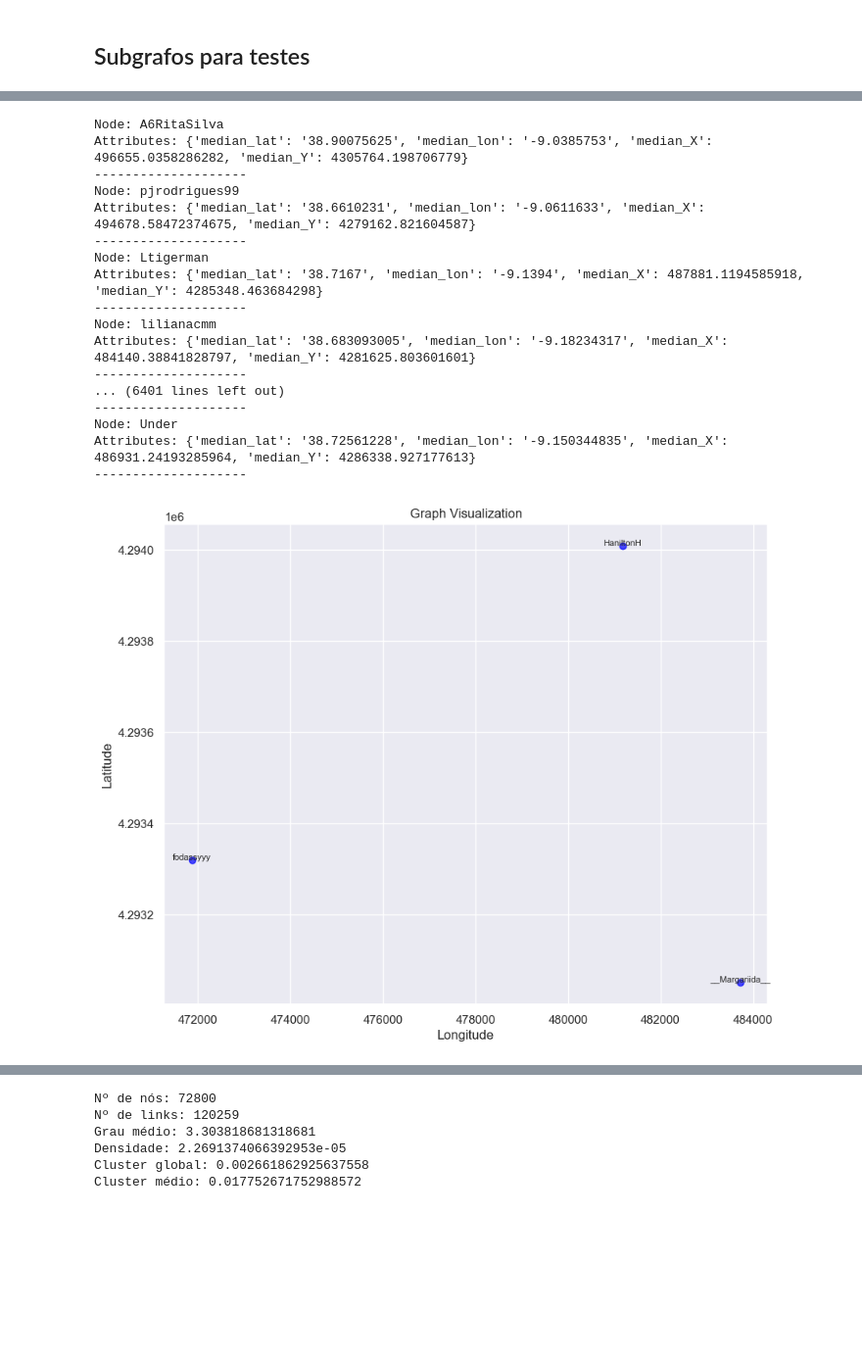
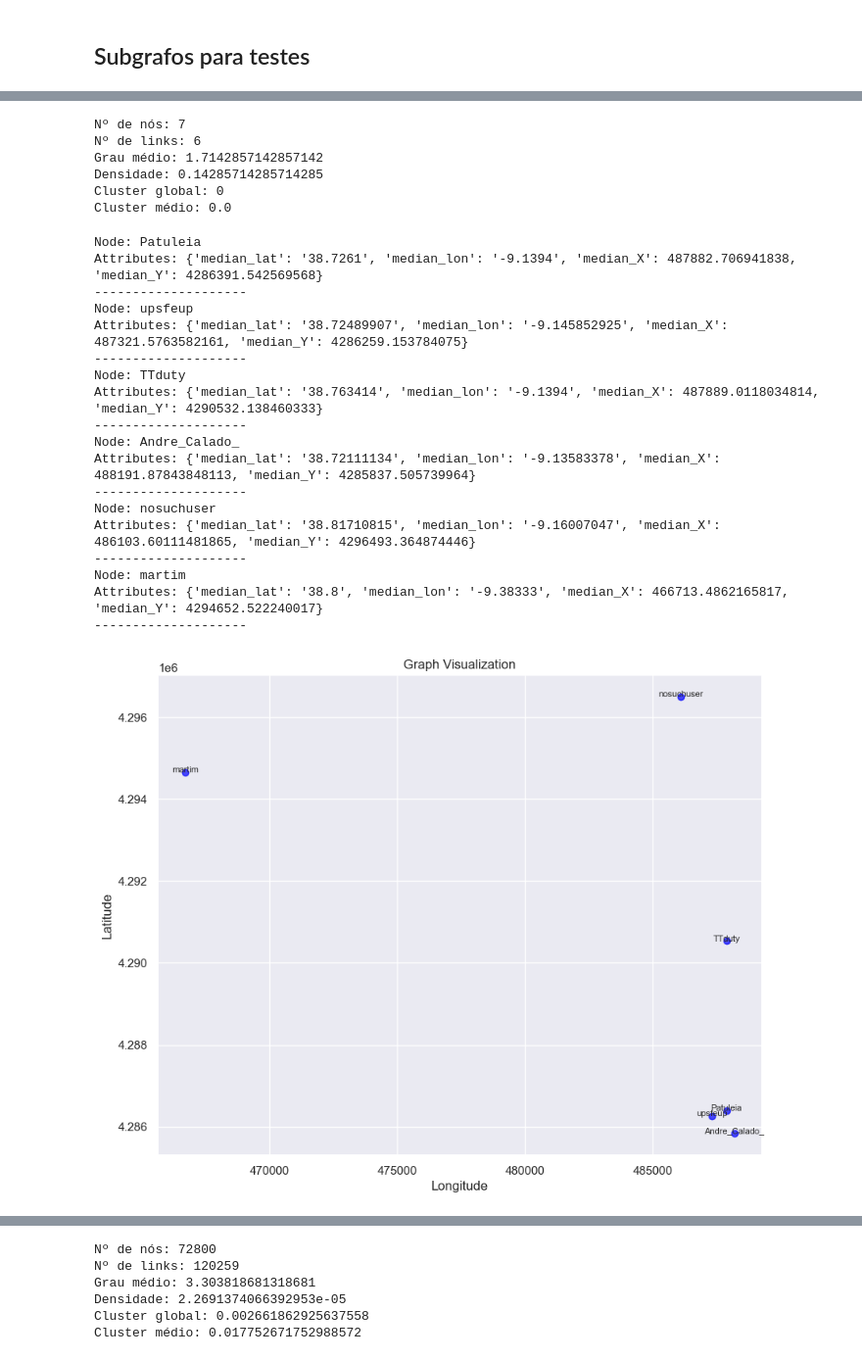
Before and after one commit to lealeric/Codigo_TCC, a Jupyter notebook: TCC_ERIC.ipynb, the cells around one changed output, grey strips where cells are left out. Shown: that part at 98% size. Cells and saved outputs as stored; diff of their text form; code cells hidden in the pictures; blank space fills up the shorter version.

```diff
--- a/TCC_ERIC.ipynb
+++ b/TCC_ERIC.ipynb
@@ -1168,5 +1146,0 @@ for node in grafo2.nodes():
-# %%
-for node in grafo2.nodes():
-    print(f"Node: {node}")
-    print(f"Attributes: {grafo2.nodes[node]}")
-    print("--------------------")
@@ -1188,3 +1147,22 @@ geosocial.centroid
+# %%
+nodes_with_coordinates = [node for node in grafo.nodes if "median_lat" in grafo.nodes[node]]
+edges_with_coordinates = [(source, target) for source, target in grafo.edges if source in nodes_with_coordinates and target in nodes_with_coordinates]
+
+grafo = nx.DiGraph()
+grafo.add_nodes_from(nodes_with_coordinates)
+grafo.add_edges_from(edges_with_coordinates)
+
+for node in grafo.nodes():
+    grafo.nodes[node].update(grafo.nodes[node])
+
+show_graph_metrics(grafo)
+# %% [output]
+Nº de nós: 7
+Nº de links: 6
+Grau médio: 1.7142857142857142
+Densidade: 0.14285714285714285
+Cluster global: 0
+Cluster médio: 0.0
 # %%
 def calculate_distance_geographic(lat1, lon1, lat2, lon2):
     x1, y1, _, _ = utm.from_latlon(lat1, lon1)
@@ -1258,48 +1247,48 @@ grafo2 = convert_geo_to_utm(grafo2)
+# %%
+grafo = convert_geo_to_utm(grafo)
 # %%
-for node in grafo2.nodes():
+for node in grafo.nodes():
     print(f"Node: {node}")
-    print(f"Attributes: {grafo2.nodes[node]}")
+    print(f"Attributes: {grafo.nodes[node]}")
     print("--------------------")
 # %% [output]
-Node: A6RitaSilva
-Attributes: {'median_lat': '38.90075625', 'median_lon': '-9.0385753', 'median_X': 496655.0358286282, 'median_Y': 4305764.198706779}
+Node: Patuleia
+Attributes: {'median_lat': '38.7261', 'median_lon': '-9.1394', 'median_X': 487882.706941838, 'median_Y': 4286391.542569568}
 --------------------
-Node: pjrodrigues99
-Attributes: {'median_lat': '38.6610231', 'median_lon': '-9.0611633', 'median_X': 494678.58472374675, 'median_Y': 4279162.821604587}
+Node: upsfeup
+Attributes: {'median_lat': '38.72489907', 'median_lon': '-9.145852925', 'median_X': 487321.5763582161, 'median_Y': 4286259.153784075}
 --------------------
-Node: Ltigerman
-Attributes: {'median_lat': '38.7167', 'median_lon': '-9.1394', 'median_X': 487881.1194585918, 'median_Y': 4285348.463684298}
+Node: TTduty
+Attributes: {'median_lat': '38.763414', 'median_lon': '-9.1394', 'median_X': 487889.0118034814, 'median_Y': 4290532.138460333}
 --------------------
-Node: lilianacmm
-Attributes: {'median_lat': '38.683093005', 'median_lon': '-9.18234317', 'median_X': 484140.38841828797, 'median_Y': 4281625.803601601}
+Node: Andre_Calado_
+Attributes: {'median_lat': '38.72111134', 'median_lon': '-9.13583378', 'median_X': 488191.87843848113, 'median_Y': 4285837.505739964}
 --------------------
-... (6401 lines left out)
+Node: nosuchuser
+Attributes: {'median_lat': '38.81710815', 'median_lon': '-9.16007047', 'median_X': 486103.60111481865, 'median_Y': 4296493.364874446}
 --------------------
-Node: Under
-Attributes: {'median_lat': '38.72561228', 'median_lon': '-9.150344835', 'median_X': 486931.24193285964, 'median_Y': 4286338.927177613}
+Node: martim
+Attributes: {'median_lat': '38.8', 'median_lon': '-9.38333', 'median_X': 466713.4862165817, 'median_Y': 4294652.522240017}
 --------------------
 # %%
-import networkx as nx
-import matplotlib.pyplot as plt
-
 # Get the latitude and longitude attributes from the nodes
-latitude = nx.get_node_attributes(grafo3, 'median_Y')
-longitude = nx.get_node_attributes(grafo3, 'median_X')
+latitude = nx.get_node_attributes(grafo, 'median_Y')
+longitude = nx.get_node_attributes(grafo, 'median_X')
 
 # Create a scatter plot of the nodes using latitude and longitude as coordinates
 plt.figure(figsize=(10, 8))
 plt.scatter(longitude.values(), latitude.values(), color='blue', alpha=0.7)
 
 # Add labels to the nodes
-for node, pos in zip(grafo3.nodes(), zip(longitude.values(), latitude.values())):
+for node, pos in zip(grafo.nodes(), zip(longitude.values(), latitude.values())):
     plt.annotate(node, pos, fontsize=8, ha='center')
 
 # Set plot title and axis labels
 plt.title('Graph Visualization')
 plt.xlabel('Longitude')
 plt.ylabel('Latitude')
 
 # Show the plot
 plt.show()
 # %% [output]
-[figure, old version]
+[figure, new version]
```
Also changed, not shown: parts of 31 cells of this notebook.
